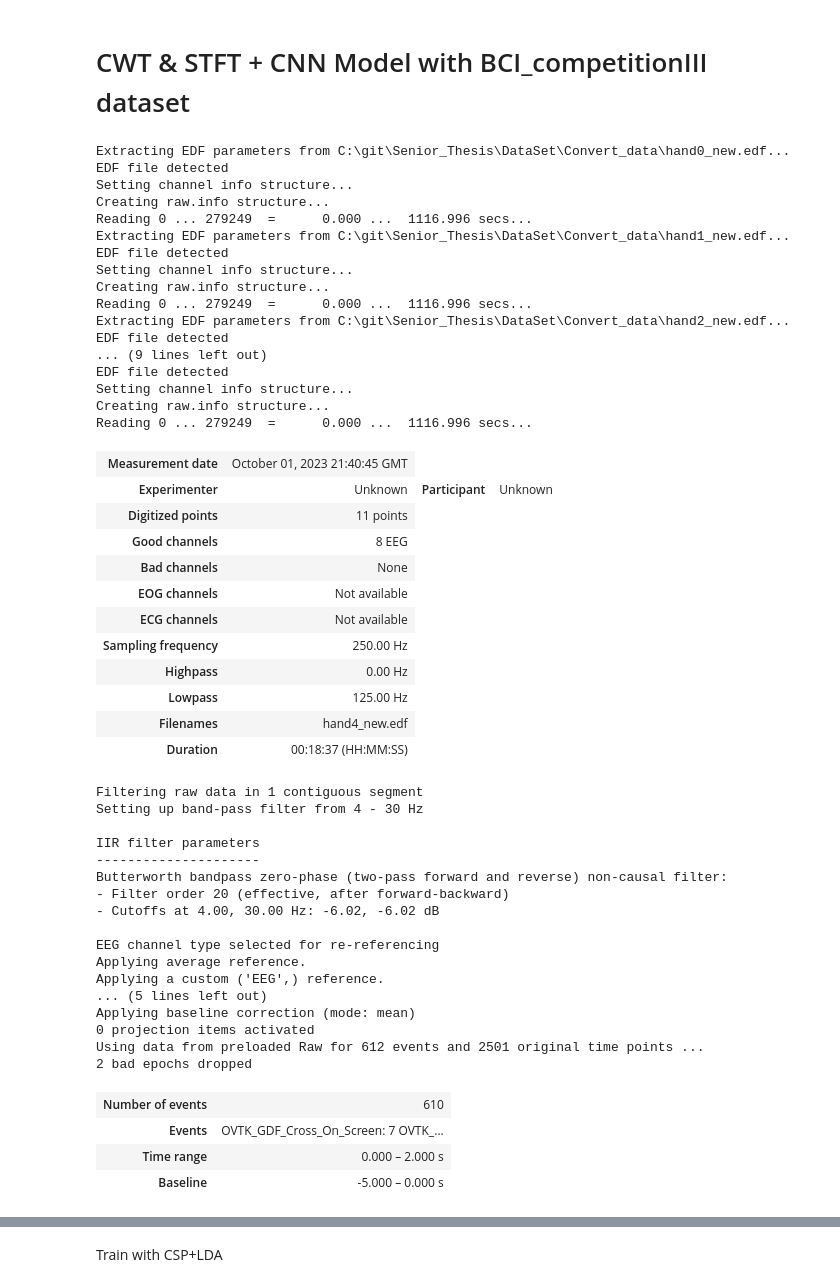
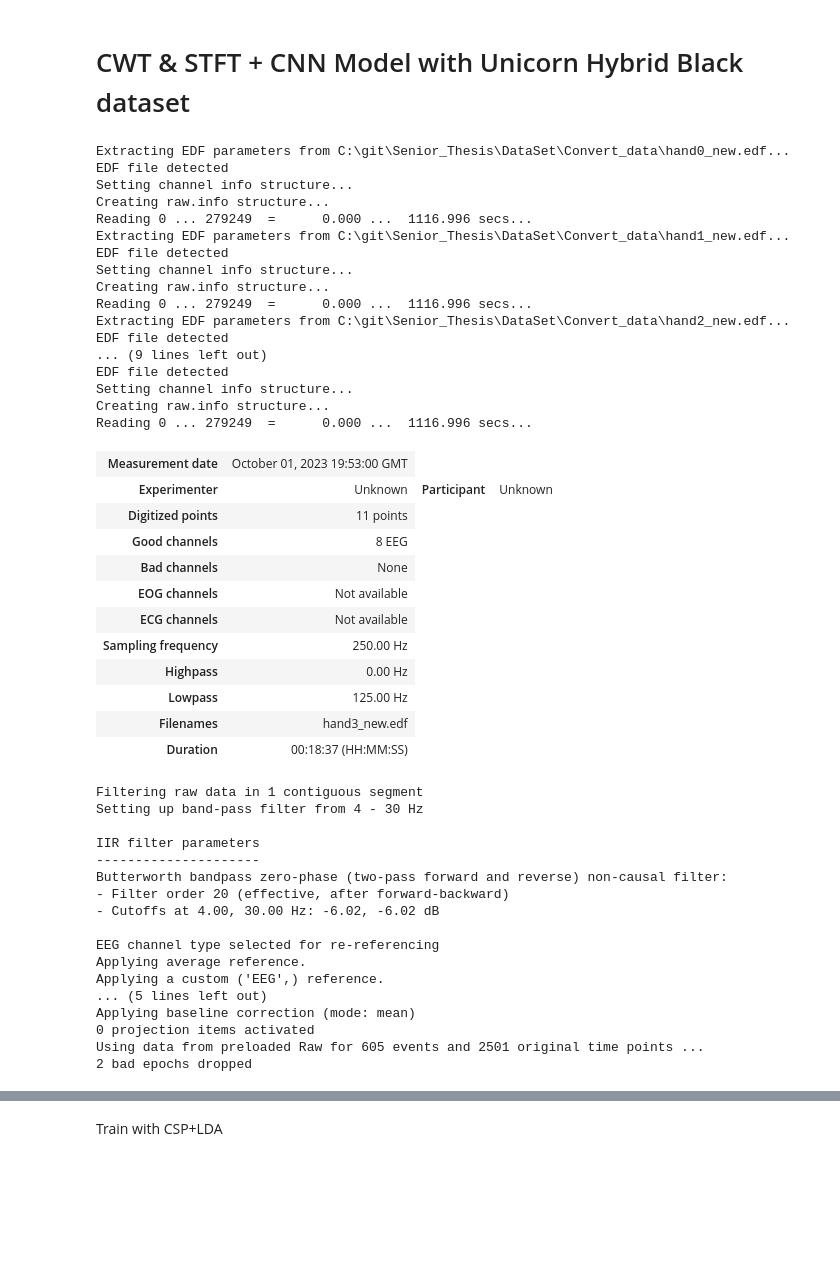
Before and after one commit to pipogood/Senior_Thesis, a Jupyter notebook: CWT_Unicorn.ipynb, the cells around one changed output, grey strips where cells are left out. Cells and saved outputs as stored; diff of their text form; code cells hidden in the pictures; blank space fills up the shorter version.

```diff
--- a/CWT_Unicorn.ipynb
+++ b/CWT_Unicorn.ipynb
@@ -1,5 +1,5 @@
 # %% [markdown]
-# CWT & STFT + CNN Model with BCI_competitionIII dataset
+# CWT & STFT + CNN Model with Unicorn Hybrid Black dataset
 # %%
 import mne
 import numpy as np
@@ -9,35 +9,35 @@ from mne.channels import make_standard_montage
 
 raw_each = [0] * 5
 
 for i in range(0,5):
     raw_each[i] = mne.io.read_raw_edf("C:\git\Senior_Thesis\DataSet\Convert_data\hand"+ str(i) +"_new.edf",preload = True)
 
 # raw_edf = mne.concatenate_raws(raw_each)
-raw_edf = mne.concatenate_raws([raw_each[4]])
+raw_edf = mne.concatenate_raws([raw_each[3]])
 # raw_edf = raw_edf.copy().resample(62.5 ,npad="auto")
 
 eegbci.standardize(raw_edf)  # set channel names
 montage = make_standard_montage("standard_1005")
 raw_edf.set_montage(montage)
 # %% [output]
 Extracting EDF parameters from C:\git\Senior_Thesis\DataSet\Convert_data\hand0_new.edf...
 EDF file detected
 Setting channel info structure...
 Creating raw.info structure...
 Reading 0 ... 279249  =      0.000 ...  1116.996 secs...
 Extracting EDF parameters from C:\git\Senior_Thesis\DataSet\Convert_data\hand1_new.edf...
 EDF file detected
 Setting channel info structure...
 Creating raw.info structure...
 Reading 0 ... 279249  =      0.000 ...  1116.996 secs...
 Extracting EDF parameters from C:\git\Senior_Thesis\DataSet\Convert_data\hand2_new.edf...
 EDF file detected
 ... (9 lines left out)
 EDF file detected
 Setting channel info structure...
 Creating raw.info structure...
 Reading 0 ... 279249  =      0.000 ...  1116.996 secs...
-| Measurement date | October 01, 2023 21:40:45 GMT |
+| Measurement date | October 01, 2023 19:53:00 GMT |
 | Experimenter | Unknown | Participant | Unknown |
 | Digitized points | 11 points |
 | Good channels | 8 EEG |
@@ -47,7 +47,7 @@ Reading 0 ... 279249  =      0.000 ...  1116.996 secs...
 | Sampling frequency | 250.00 Hz |
 | Highpass | 0.00 Hz |
 | Lowpass | 125.00 Hz |
-| Filenames | hand4_new.edf |
+| Filenames | hand3_new.edf |
 | Duration | 00:18:37 (HH:MM:SS) |
 # %%
 import numpy as np
@@ -72,7 +72,7 @@ eeg1 = raw_edf.copy().filter(l_freq=4.0, h_freq=30.0, method = 'iir', iir_params
 # eeg1 = raw_edf.copy().filter(l_freq=0.075, h_freq=3.0, method = 'fir')
 eeg1 = eeg1.copy().set_eeg_reference(ref_channels="average")
 
-eeg1= eeg1.pick(["Fz","C3", "Cz", "C4","Pz",'PO7','PO8'])
+# eeg1= eeg1.pick(["Fz","C3", "Cz", "C4","Pz",'PO7','PO8'])
 # eeg1= eeg1.pick_channels(["C3", "Cz", "C4"])
 events, event_dict = mne.events_from_annotations(eeg1)
 combine_epochs = mne.Epochs(eeg1, events,
@@ -84,6 +84,7 @@ combine_epochs = mne.Epochs(eeg1, events,
     )
 
 combine_epochs = combine_epochs.copy().crop(tmin=0.0, tmax=2.0)
+component_num = 8
 # %% [output]
 Filtering raw data in 1 contiguous segment
 Setting up band-pass filter from 4 - 30 Hz
@@ -100,12 +101,5 @@ Applying a custom ('EEG',) reference.
 ... (5 lines left out)
 Applying baseline correction (mode: mean)
 0 projection items activated
-Using data from preloaded Raw for 612 events and 2501 original time points ...
+Using data from preloaded Raw for 605 events and 2501 original time points ...
 2 bad epochs dropped
-# %%
-combine_epochs
-# %% [output]
-| Number of events | 610 |
-| Events | OVTK_GDF_Cross_On_Screen: 7 OVTK_... |
-| Time range | 0.000 – 2.000 s |
-| Baseline | -5.000 – 0.000 s |
```
Also changed, not shown: parts of 24 cells of this notebook, 6 other files.
